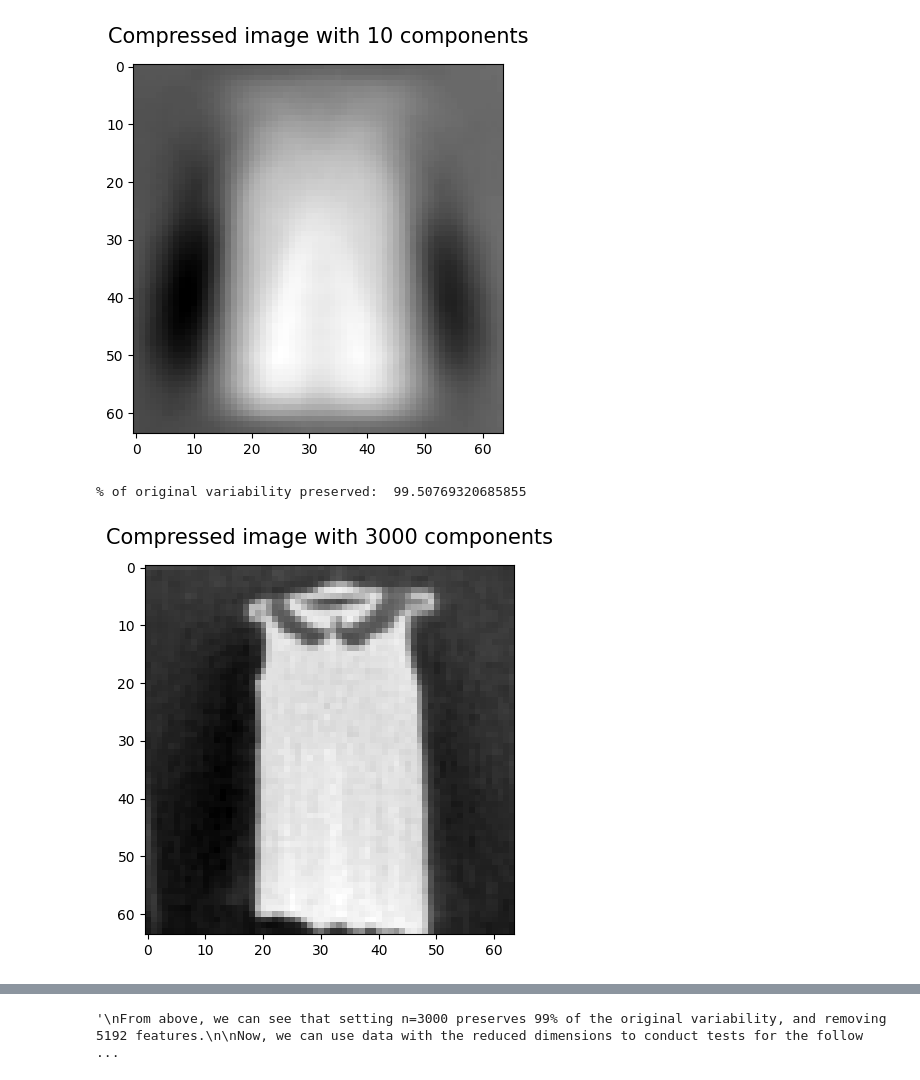
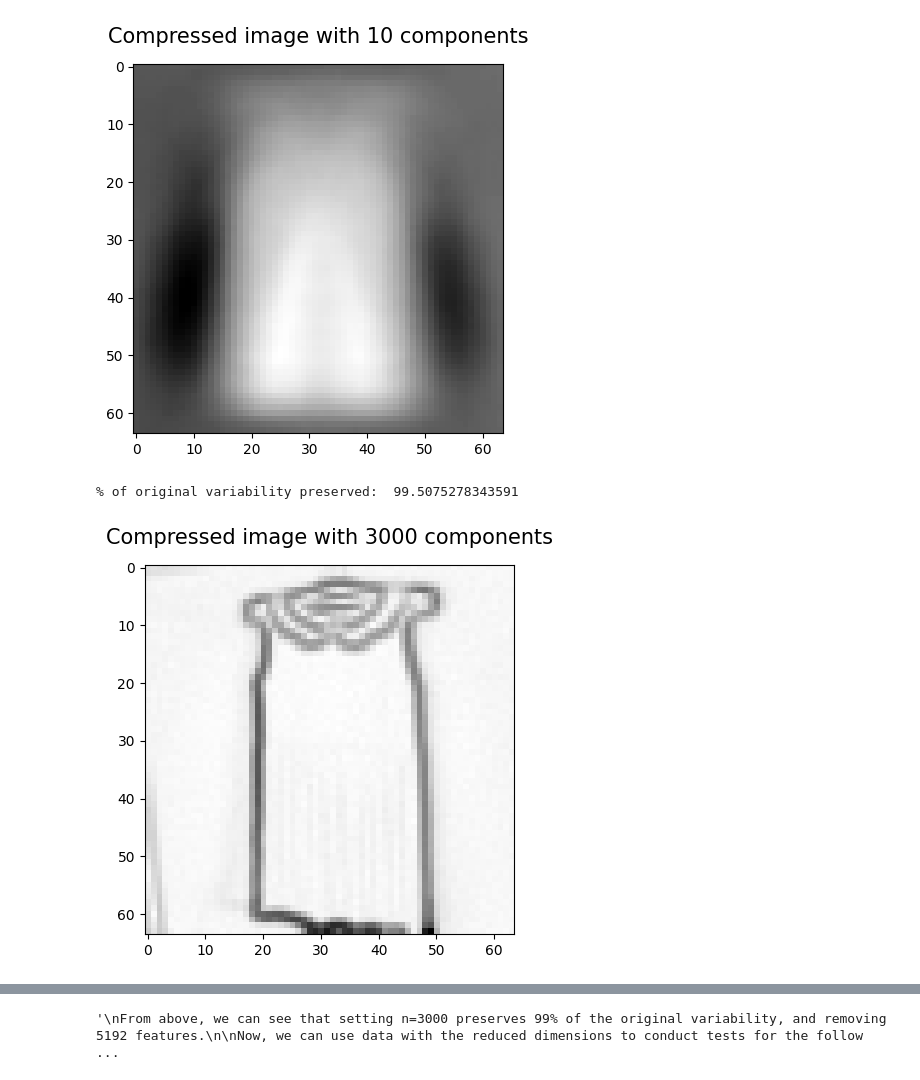
Before and after one commit to tau-bar/ml_g16_pca_lda, a Jupyter notebook: cs3244.ipynb, the cells around one changed output, grey strips where cells are left out. Saved outputs shown, nothing was run; the diff lists cells and outputs as text; code cells hidden in the pictures.

```diff
--- a/cs3244.ipynb
+++ b/cs3244.ipynb
@@ -122,16 +130,16 @@ plt.savefig("image_pca_10.png")
 "We can see below that the image doesn't capture sufficient variablility in the original data"
 [figure]
 # %%
-"""Setting n_components = 3000"""
+"""Setting n_components = 3000, visualise edge operators"""
 pca_3000 = PCA(n_components=3000)
 X_train_pca_3000_reduced = pca_3000.fit_transform(X_train)
 X_train_pca_3000_recovered = pca_3000.inverse_transform(X_train_pca_3000_reduced)
 
-image_pca_3000 = X_train_pca_3000_recovered[0][4096:].reshape([64,64])
+image_pca_3000 = X_train_pca_3000_recovered[0][:4096].reshape([64,64])
 plt.imshow(image_pca_3000, cmap='gray_r')
 plt.title('Compressed image with 3000 components', fontsize=15, pad=15)
 
 print("% of original variability preserved: ", np.cumsum(pca_3000.explained_variance_ratio_ * 100)[-1])
 # %% [output]
-% of original variability preserved:  99.50769320685855
+% of original variability preserved:  99.5075278343591
-[figure, old version]
+[figure, new version]
```
Also changed, not shown: parts of 9 cells of this notebook.
